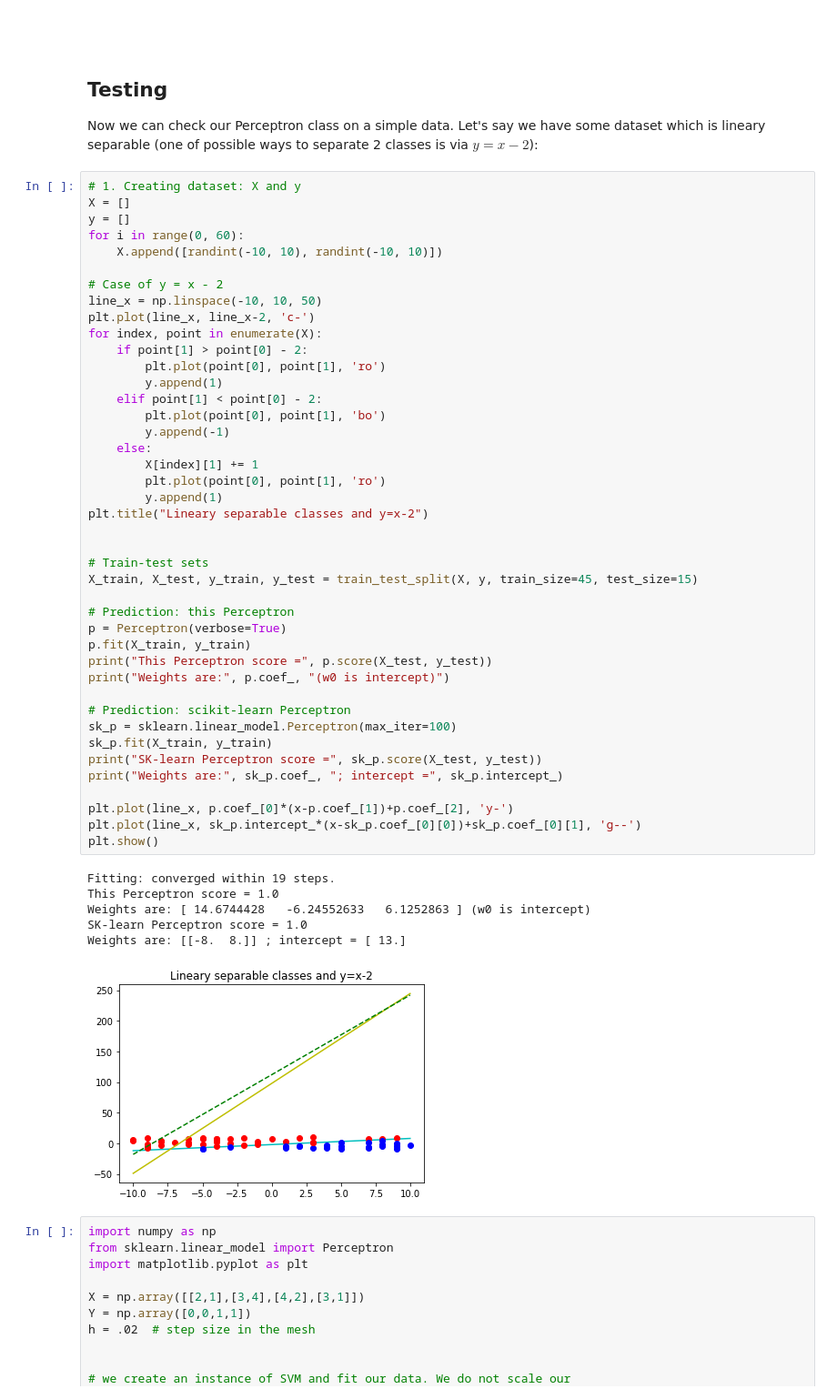
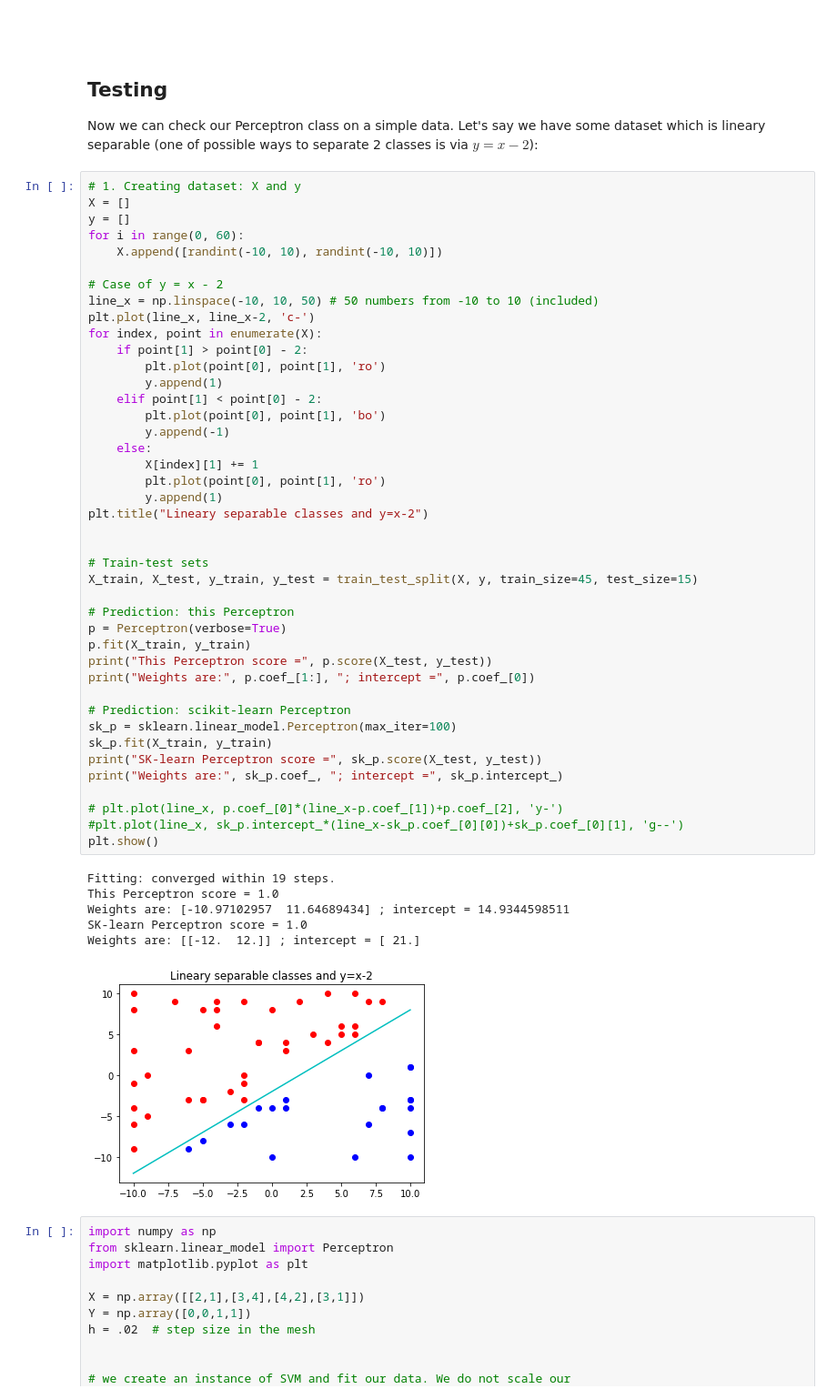
Before and after one commit to KonstantinMasich/Machine_Learning, a Jupyter notebook: Classifiers/Perceptron/Simplest_Perceptron.ipynb, the cells around one changed output. Shown: that part at 91% size. Cells and saved outputs as stored; diff of their text form.

```diff
--- a/Classifiers/Perceptron/Simplest_Perceptron.ipynb
+++ b/Classifiers/Perceptron/Simplest_Perceptron.ipynb
@@ -126,7 +126,7 @@ for i in range(0, 60):
     X.append([randint(-10, 10), randint(-10, 10)])
 
 # Case of y = x - 2
-line_x = np.linspace(-10, 10, 50)
+line_x = np.linspace(-10, 10, 50) # 50 numbers from -10 to 10 (included)
 plt.plot(line_x, line_x-2, 'c-')
 for index, point in enumerate(X):
     if point[1] > point[0] - 2:
@@ -134,39 +134,39 @@ for index, point in enumerate(X):
         y.append(1)
     elif point[1] < point[0] - 2:
         plt.plot(point[0], point[1], 'bo')
         y.append(-1)
     else:
         X[index][1] += 1
         plt.plot(point[0], point[1], 'ro')
         y.append(1)
 plt.title("Lineary separable classes and y=x-2")
 
 
 # Train-test sets
 X_train, X_test, y_train, y_test = train_test_split(X, y, train_size=45, test_size=15)
 
 # Prediction: this Perceptron
 p = Perceptron(verbose=True)
 p.fit(X_train, y_train)
 print("This Perceptron score =", p.score(X_test, y_test))
-print("Weights are:", p.coef_, "(w0 is intercept)")
+print("Weights are:", p.coef_[1:], "; intercept =", p.coef_[0])
 
 # Prediction: scikit-learn Perceptron
 sk_p = sklearn.linear_model.Perceptron(max_iter=100)
 sk_p.fit(X_train, y_train)
 print("SK-learn Perceptron score =", sk_p.score(X_test, y_test))
 print("Weights are:", sk_p.coef_, "; intercept =", sk_p.intercept_)
 
-plt.plot(line_x, p.coef_[0]*(x-p.coef_[1])+p.coef_[2], 'y-')
-plt.plot(line_x, sk_p.intercept_*(x-sk_p.coef_[0][0])+sk_p.coef_[0][1], 'g--')
+# plt.plot(line_x, p.coef_[0]*(line_x-p.coef_[1])+p.coef_[2], 'y-')
+#plt.plot(line_x, sk_p.intercept_*(line_x-sk_p.coef_[0][0])+sk_p.coef_[0][1], 'g--')
 plt.show()
 # %% [output]
 Fitting: converged within 19 steps.
 This Perceptron score = 1.0
-Weights are: [ 14.6744428   -6.24552633   6.1252863 ] (w0 is intercept)
+Weights are: [-10.97102957  11.64689434] ; intercept = 14.9344598511
 SK-learn Perceptron score = 1.0
-Weights are: [[-8.  8.]] ; intercept = [ 13.]
+Weights are: [[-12.  12.]] ; intercept = [ 21.]
-[figure, old version]
+[figure, new version]
 # %%
 import numpy as np
 from sklearn.linear_model import Perceptron
```
